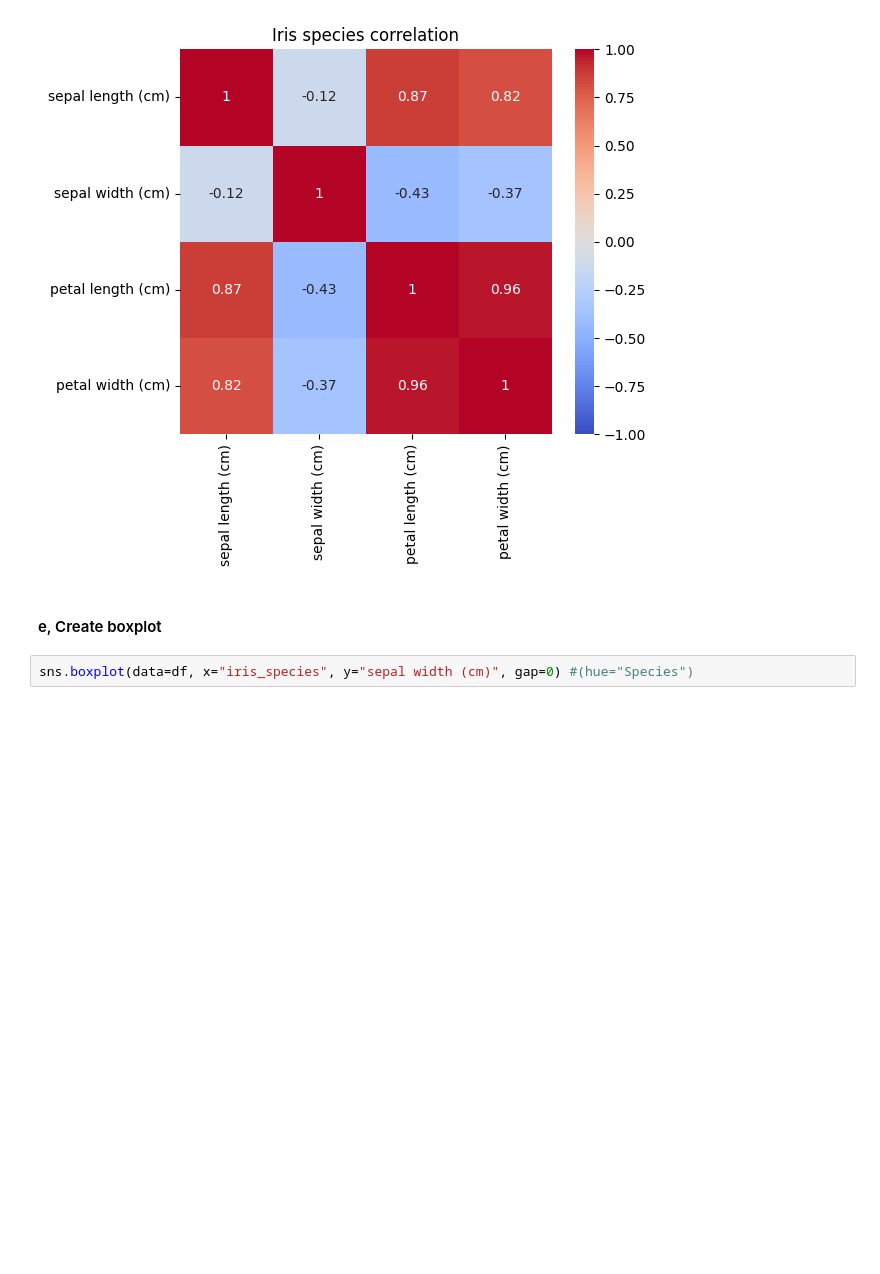
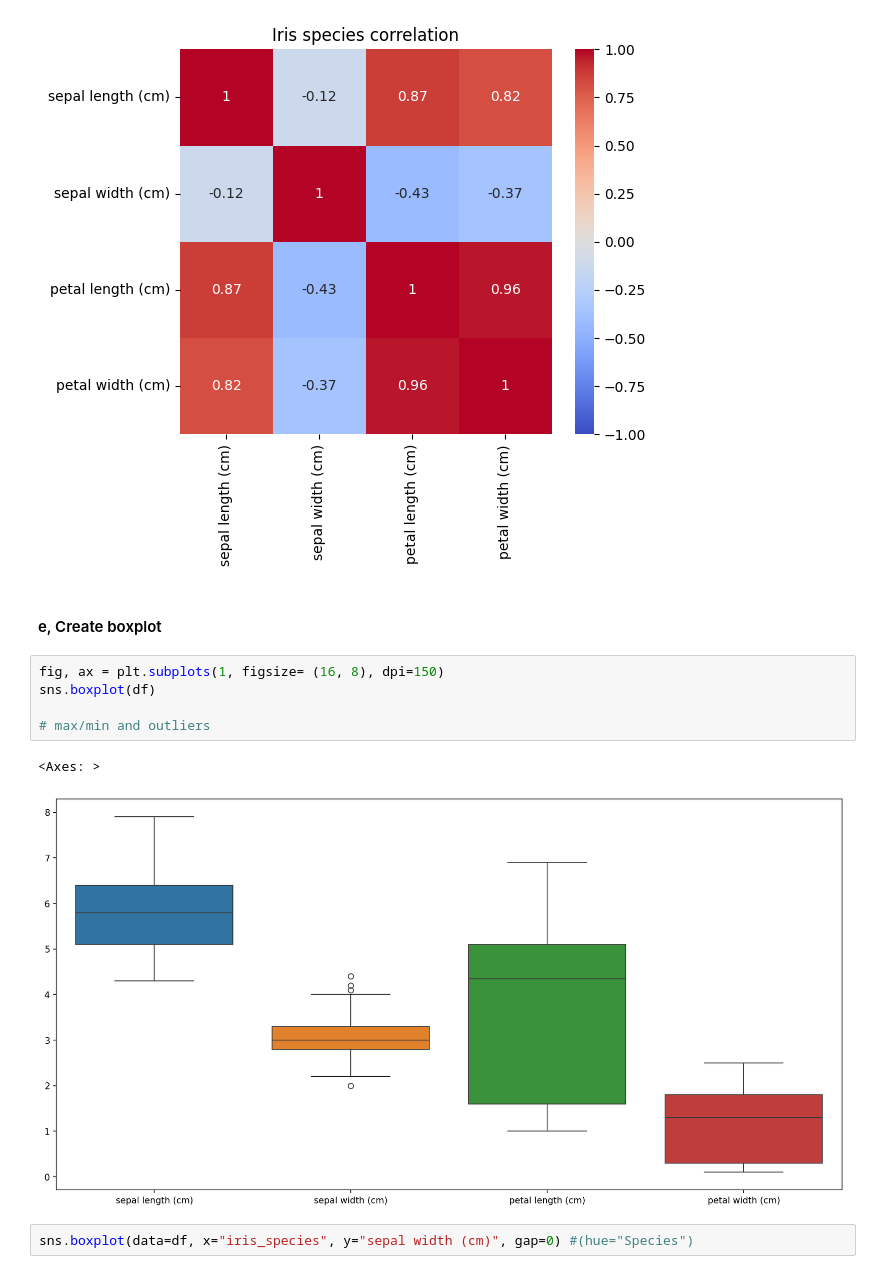
Before and after one commit to SusannaR11/AI_Engineering_OPA24_Susanna_Rokka, a Jupyter notebook: exercises/2_classification/0_iris_flower.ipynb, the cells around one changed output. Saved outputs shown, nothing was run; the diff lists cells and outputs as text; blank space fills up the shorter version.

```diff
--- a/exercises/2_classification/0_iris_flower.ipynb
+++ b/exercises/2_classification/0_iris_flower.ipynb
@@ -181,6 +210,14 @@ plt.show()
 [figure]
 # %% [markdown]
 #### e, Create boxplot
+# %%
+fig, ax = plt.subplots(1, figsize= (16, 8), dpi=150)
+sns.boxplot(df)
+
+# max/min and outliers
+# %% [output]
+<Axes: >
+[figure, added]
 # %%
 sns.boxplot(data=df, x="iris_species", y="sepal width (cm)", gap=0) #(hue="Species")
 # %% [output]
```
Also changed, not shown: parts of 23 cells of this notebook.
